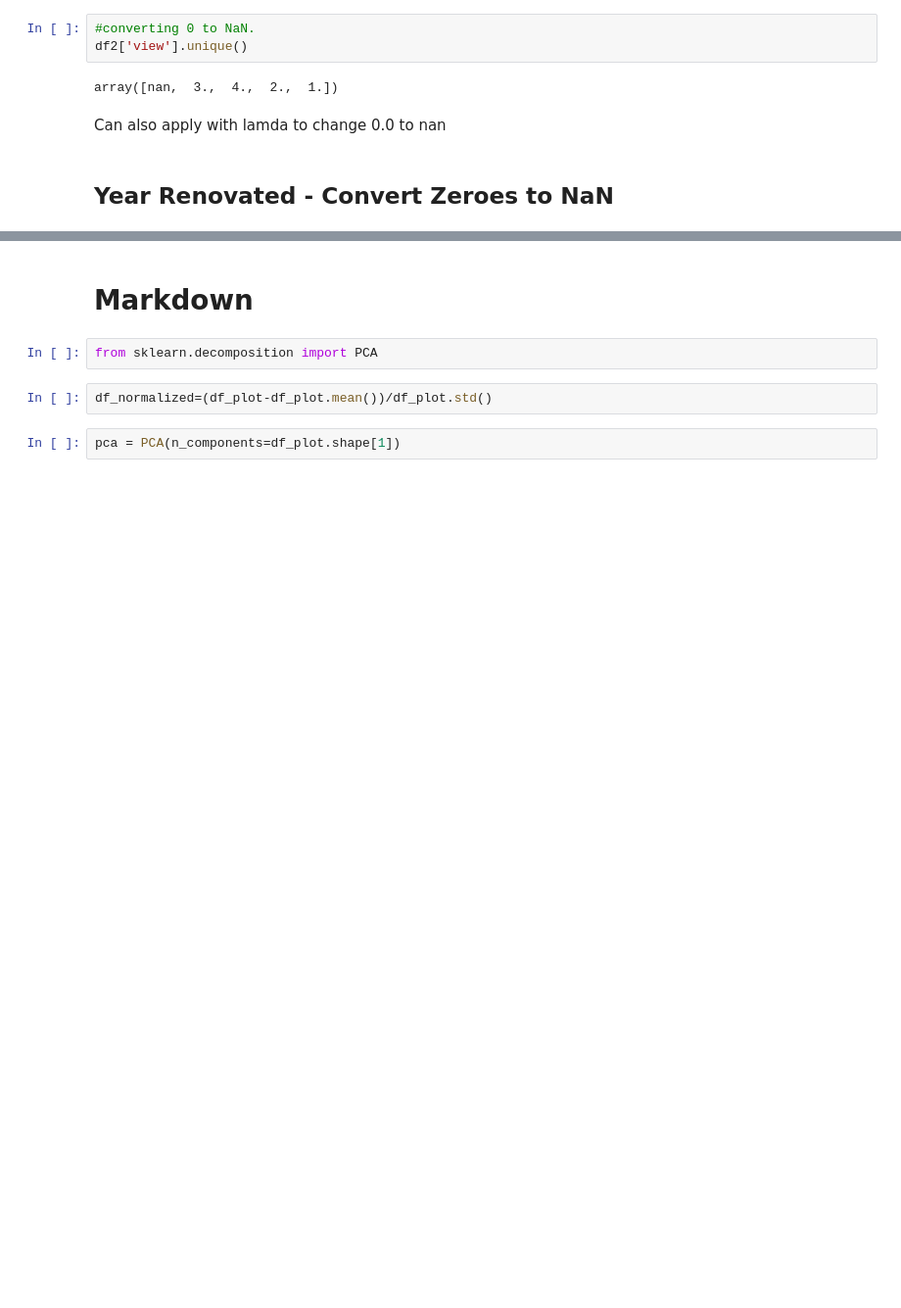
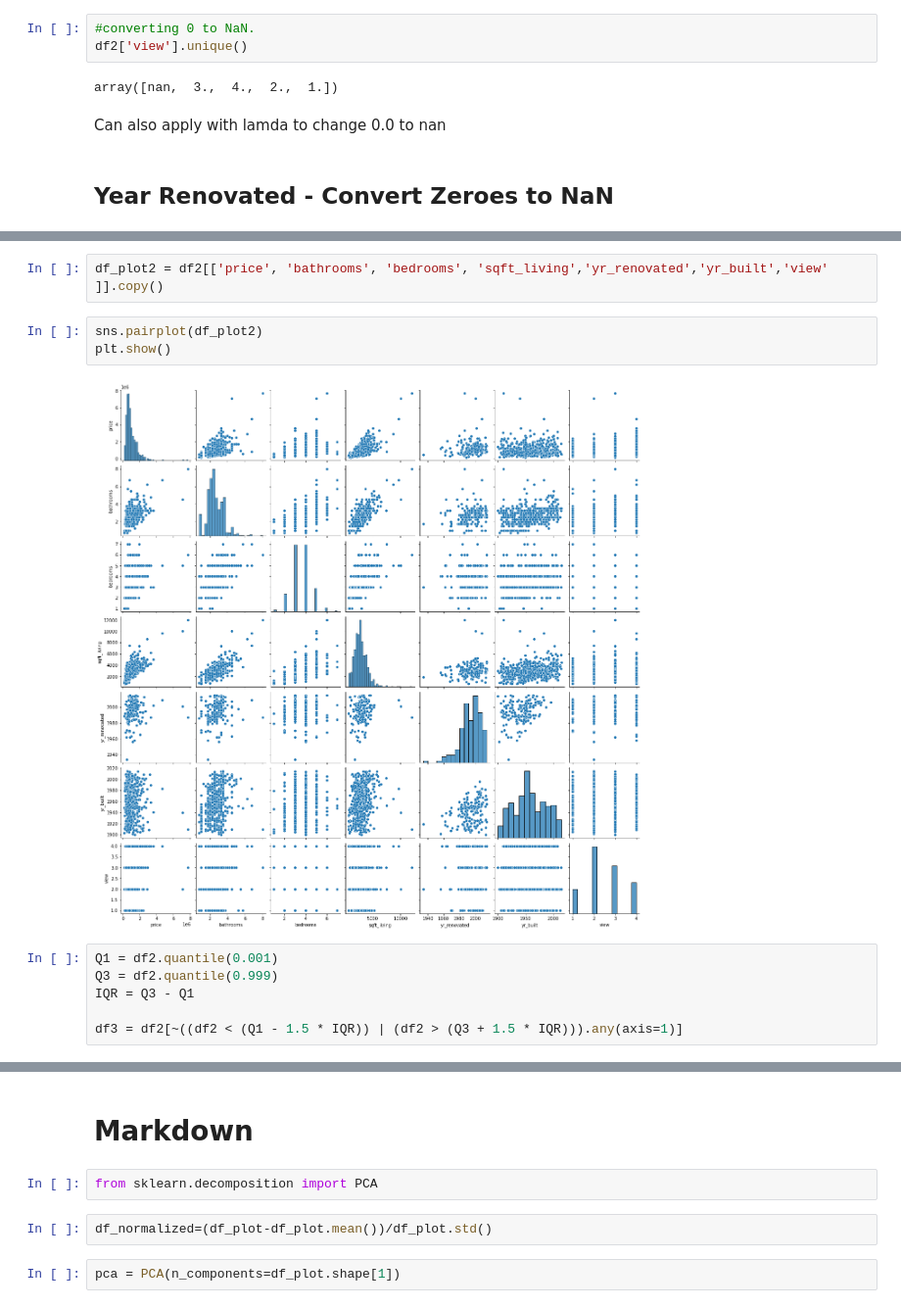
Before and after one commit to mattblasa/King-County-House-Prediction-2021, a Jupyter notebook: KC_EDA.ipynb, the cells around one changed output, grey strips where cells are left out. Shown at 98% size. Cells and saved outputs as stored; diff of their text form; blank space fills up the shorter version.

```diff
--- a/KC_EDA.ipynb
+++ b/KC_EDA.ipynb
@@ -261,0 +294,13 @@ Can also apply with lamda to change 0.0 to nan
+# %%
+df_plot2 = df2[['price', 'bathrooms', 'bedrooms', 'sqft_living','yr_renovated','yr_built','view' ]].copy()
+# %%
+sns.pairplot(df_plot2)
+plt.show()
+# %% [output]
+[figure, added]
+# %%
+Q1 = df2.quantile(0.001)
+Q3 = df2.quantile(0.999)
+IQR = Q3 - Q1
+
+df3 = df2[~((df2 < (Q1 - 1.5 * IQR)) | (df2 > (Q3 + 1.5 * IQR))).any(axis=1)]
```
Also changed, not shown: parts of 16 cells of this notebook.
